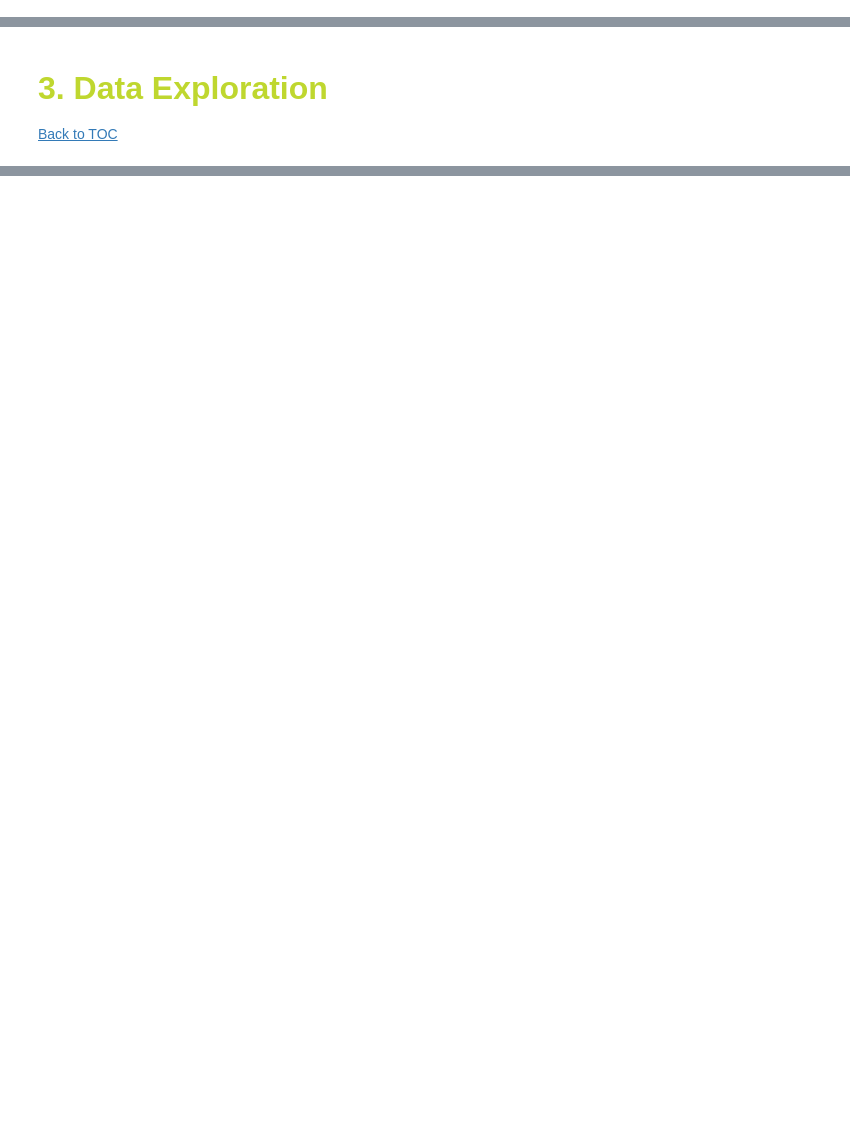
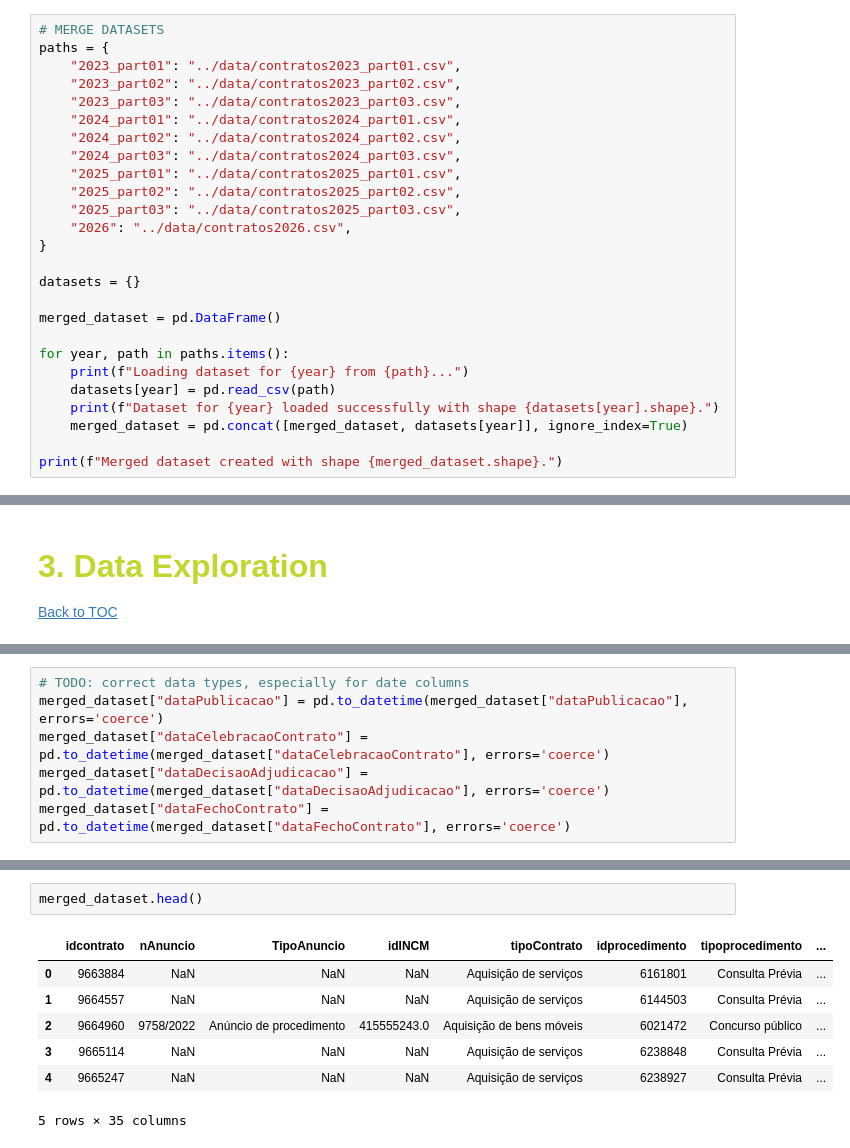
Before and after one commit to beatrizmarques2005/network-analysis, a Jupyter notebook: project/notebooks/exploration.ipynb, the cells around one changed output, grey strips where cells are left out. Cells and saved outputs as stored; diff of their text form; blank space fills up the shorter version.

```diff
--- a/project/notebooks/exploration.ipynb
+++ b/project/notebooks/exploration.ipynb
@@ -62,0 +64,26 @@ df.head()
+# %%
+# MERGE DATASETS
+paths = {
+    "2023_part01": "../data/contratos2023_part01.csv",
+    "2023_part02": "../data/contratos2023_part02.csv",
+    "2023_part03": "../data/contratos2023_part03.csv",
+    "2024_part01": "../data/contratos2024_part01.csv",
+    "2024_part02": "../data/contratos2024_part02.csv",
+    "2024_part03": "../data/contratos2024_part03.csv",
+    "2025_part01": "../data/contratos2025_part01.csv",
+    "2025_part02": "../data/contratos2025_part02.csv",
+    "2025_part03": "../data/contratos2025_part03.csv",
+    "2026": "../data/contratos2026.csv",
+}
+
+datasets = {}
+
+merged_dataset = pd.DataFrame()
+
+for year, path in paths.items():
+    print(f"Loading dataset for {year} from {path}...")
+    datasets[year] = pd.read_csv(path)
+    print(f"Dataset for {year} loaded successfully with shape {datasets[year].shape}.")
+    merged_dataset = pd.concat([merged_dataset, datasets[year]], ignore_index=True)
+
+print(f"Merged dataset created with shape {merged_dataset.shape}.")
@@ -86,0 +132,6 @@ memory usage: 55.8 KB
+# %%
+# TODO: correct data types, especially for date columns
+merged_dataset["dataPublicacao"] = pd.to_datetime(merged_dataset["dataPublicacao"], errors='coerce')
+merged_dataset["dataCelebracaoContrato"] = pd.to_datetime(merged_dataset["dataCelebracaoContrato"], errors='coerce')
+merged_dataset["dataDecisaoAdjudicacao"] = pd.to_datetime(merged_dataset["dataDecisaoAdjudicacao"], errors='coerce')
+merged_dataset["dataFechoContrato"] = pd.to_datetime(merged_dataset["dataFechoContrato"], errors='coerce')
@@ -87 +158,11 @@ memory usage: 55.8 KB
+# %%
+merged_dataset.head()
+# %% [output]
+|  | idcontrato | nAnuncio | TipoAnuncio | idINCM | tipoContrato | idprocedimento | tipoprocedimento | ... |
+| 0 | 9663884 | NaN | NaN | NaN | Aquisição de serviços | 6161801 | Consulta Prévia | ... |
+| 1 | 9664557 | NaN | NaN | NaN | Aquisição de serviços | 6144503 | Consulta Prévia | ... |
+| 2 | 9664960 | 9758/2022 | Anúncio de procedimento | 415555243.0 | Aquisição de bens móveis | 6021472 | Concurso público | ... |
+| 3 | 9665114 | NaN | NaN | NaN | Aquisição de serviços | 6238848 | Consulta Prévia | ... |
+| 4 | 9665247 | NaN | NaN | NaN | Aquisição de serviços | 6238927 | Consulta Prévia | ... |
+5 rows × 35 columns
 # %%
```
Also changed, not shown: parts of 23 cells of this notebook, 15 other files.
